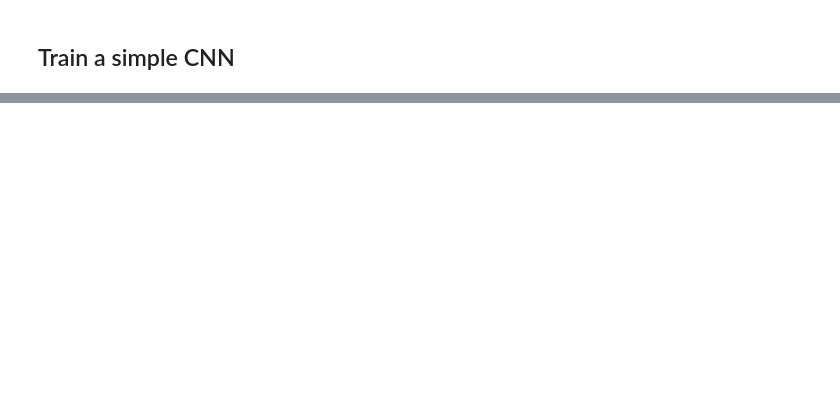
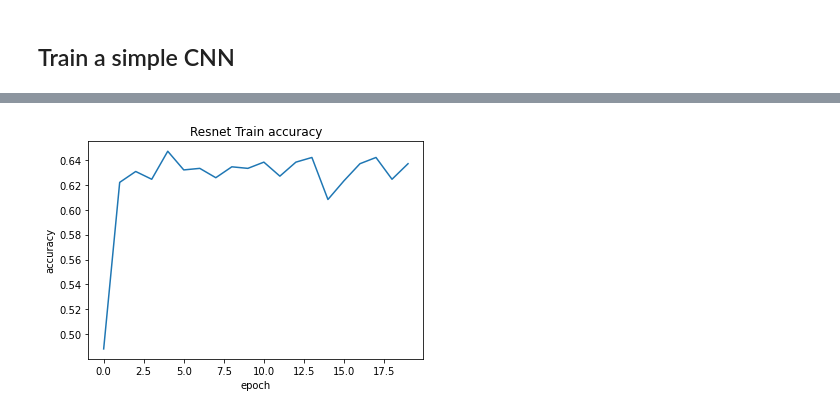
Before and after one commit to ufangYang/NMA_DeepLearning2021, a Jupyter notebook: MainScript_spectrogram_analysis.ipynb, the cells around one changed output, grey strips where cells are left out. Saved outputs shown, nothing was run; the diff lists cells and outputs as text; code cells hidden in the pictures; blank space fills up the shorter version.

```diff
--- a/MainScript_spectrogram_analysis.ipynb
+++ b/MainScript_spectrogram_analysis.ipynb
@@ -378,0 +403,21 @@ val_loader = torch.utils.data.DataLoader(
+# %%
+class Net(nn.Module):
+  def __init__(self):
+    super().__init__()
+    # Use a pretrained model
+    self.network = models.resnet18(pretrained=True)
+    # Replace last layer
+    num_ftrs = self.network.fc.in_features
+    self.network.fc = nn.Linear(num_ftrs, 10)
+
+  def forward(self, xb):
+    return self.network(xb)
+  def freeze(self):
+    for param in self.network.parameters():
+      param.require_grad = False
+    for param in self.network.fc.parameters():
+      param.require_grad = True
+
+  def unfreeze(self):
+    for param in self.network.parameters():
+      param.require_grad = True
@@ -378,0 +428,12 @@ val_loader = torch.utils.data.DataLoader(
+# %%
+# Defining the ResNett and assigning it to GPU
+ResNett=Net().to(device)
+ResNett.unfreeze()
+
+loss_fn = nn.CrossEntropyLoss()
+
+# Observe that all parameters are being optimized
+optimizer = torch.optim.Adam(ResNett.parameters(), lr=0.001)
+
+# Decay LR by a factor of 0.1 every 7 epochs
+exp_lr_scheduler = torch.optim.lr_scheduler.StepLR(optimizer, step_size=7, gamma=0.1)
@@ -378,0 +497,11 @@ val_loader = torch.utils.data.DataLoader(
+# %%
+## Plot training accuracy
+plt.plot(Train_accs)
+plt.xlabel('epoch')
+plt.ylabel('accuracy')
+plt.title('Resnet Train accuracy')
+display.clear_output(wait=True)
+display.display(plt.gcf())
+plt.close()
+# %% [output]
+[figure, added]
```
Also changed, not shown: parts of 21 cells of this notebook.
